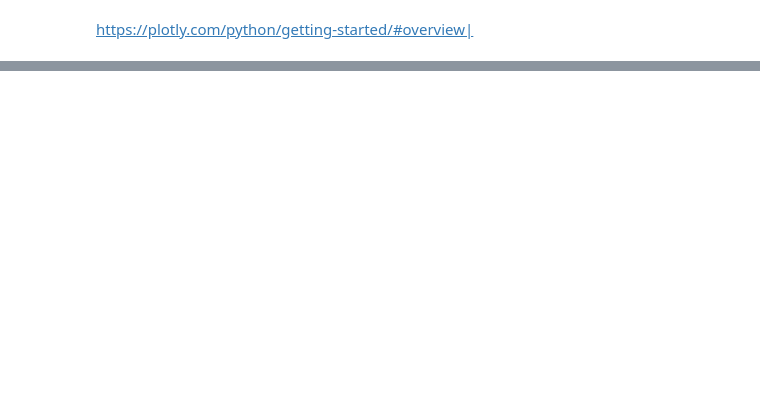
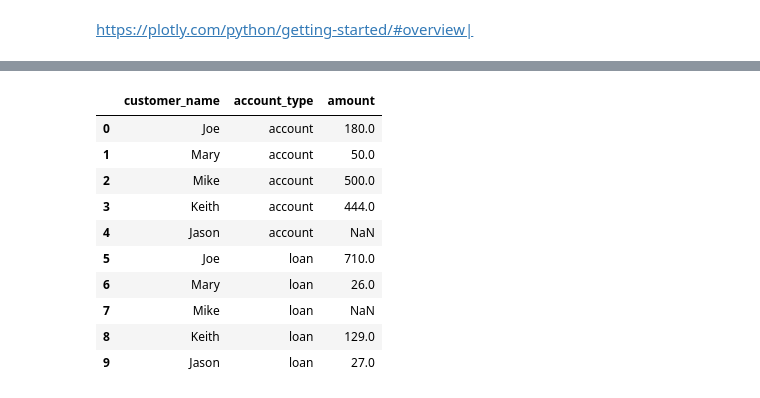
Before and after one commit to bookpanda/2110322-DB-SYS, a Jupyter notebook: SQL_Pandas/exercise.ipynb, the cells around one changed output, grey strips where cells are left out. Cells and saved outputs as stored; diff of their text form; code cells hidden in the pictures; blank space fills up the shorter version.

```diff
--- a/SQL_Pandas/exercise.ipynb
+++ b/SQL_Pandas/exercise.ipynb
@@ -12,0 +10,2 @@ fig.write_html('first_figure.html', auto_open=True)
+# %%
+engine = sqlalchemy.create_engine('postgresql://admin:root@localhost:5433/banking')
@@ -187,0 +79,19 @@ fig.show()
+# %%
+df = pd.read_sql('''
+    WITH customer_account AS (
+        SELECT c.customer_name, SUM(a.balance) AS account FROM customer c
+        JOIN depositor d on c.customer_name = d.customer_name
+        JOIN account a on d.account_number = a.account_number
+        GROUP BY c.customer_name
+    ),
+    customer_loan AS (
+        SELECT c.customer_name, SUM(l.amount) AS loan FROM customer c
+        JOIN borrower b on c.customer_name = b.customer_name
+        JOIN loan l on b.loan_number = l.loan_number
+        GROUP BY c.customer_name
+    )
+
+    SELECT ca.customer_name AS customer_name_a, cl.customer_name AS customer_name_l, ca.account, cl.loan FROM customer_account ca
+    FULL OUTER JOIN customer_loan cl on ca.customer_name = cl.customer_name
+    ''', con=engine)
+df
@@ -187,0 +105,4 @@ fig.show()
+# %%
+df['customer_name'] = df['customer_name_a'].combine_first(df['customer_name_l'])
+df = df[df['customer_name'].notna()]
+df
@@ -187,0 +116,17 @@ fig.show()
+# %%
+# Reshape data to long format
+df_melted = df.melt(id_vars='customer_name', value_vars=['account', 'loan'],
+                    var_name='account_type', value_name='amount')
+df_melted
+# %% [output]
+|  | customer_name | account_type | amount |
+| 0 | Joe | account | 180.0 |
+| 1 | Mary | account | 50.0 |
+| 2 | Mike | account | 500.0 |
+| 3 | Keith | account | 444.0 |
+| 4 | Jason | account | NaN |
+| 5 | Joe | loan | 710.0 |
+| 6 | Mary | loan | 26.0 |
+| 7 | Mike | loan | NaN |
+| 8 | Keith | loan | 129.0 |
+| 9 | Jason | loan | 27.0 |
```
Also changed, not shown: parts of 30 cells of this notebook.
